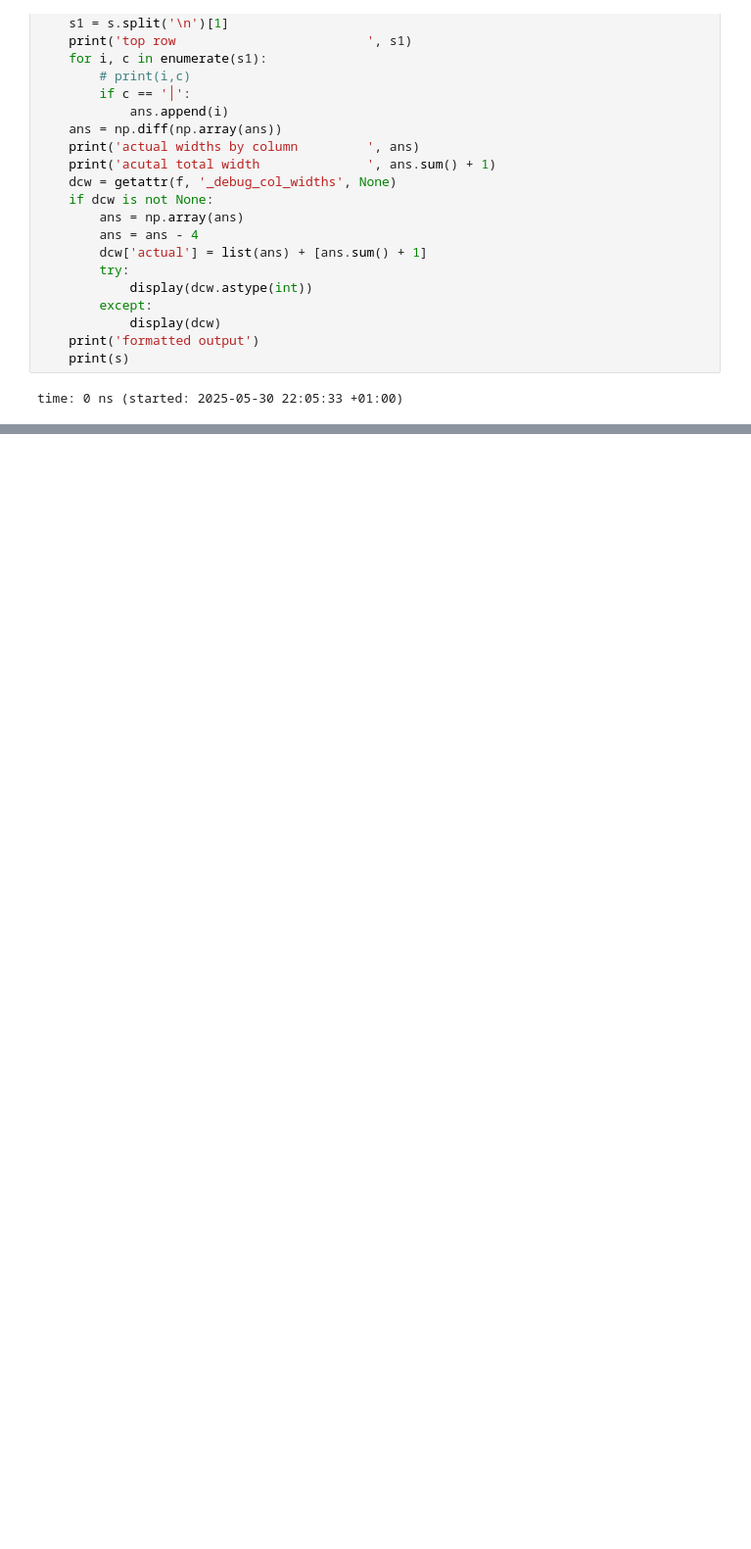
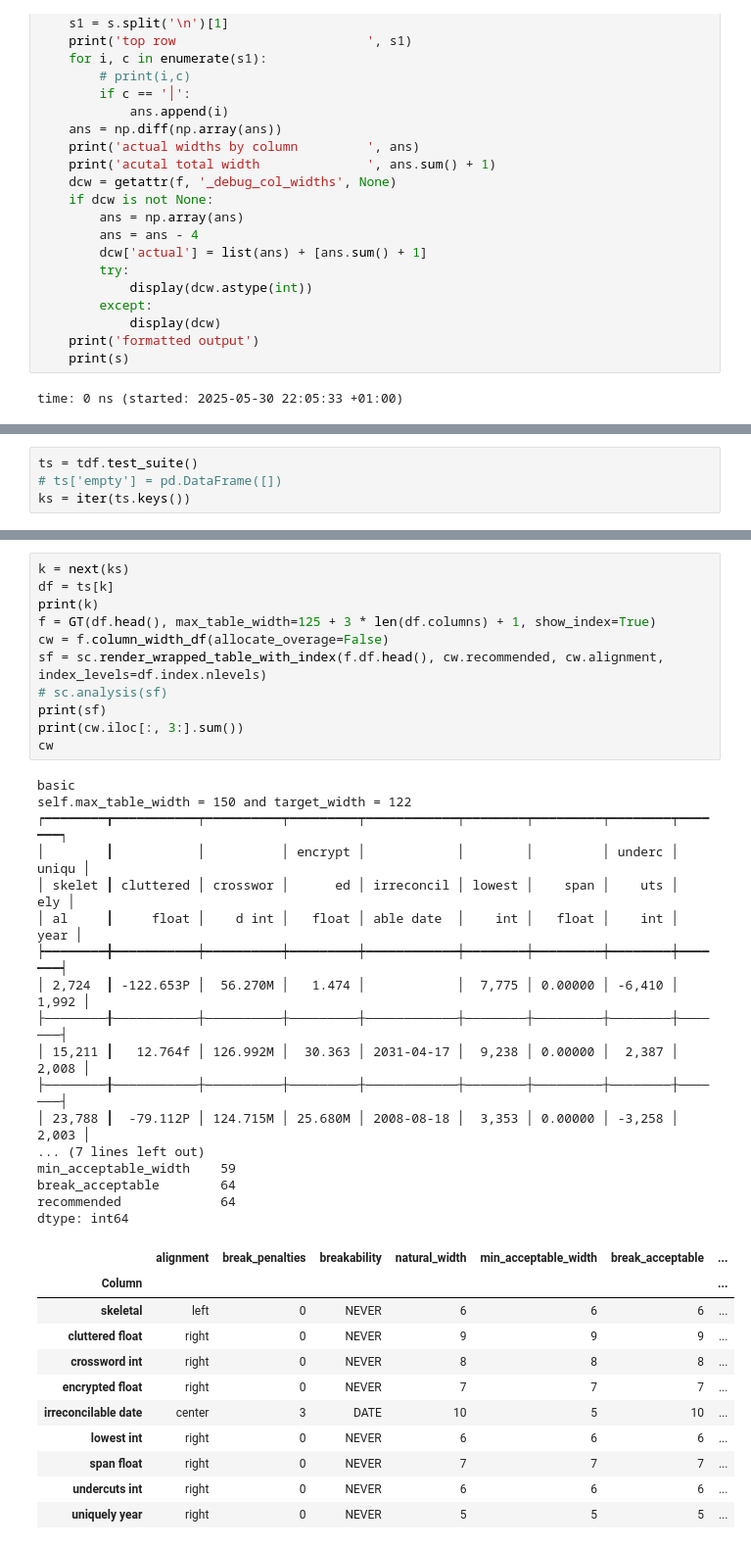
Before and after one commit to mynl/archivum_project, a Jupyter notebook: temp/text-extractor.ipynb, the cells around one changed output, grey strips where cells are left out. Shown at 98% size. Cells and saved outputs as stored; diff of their text form; blank space fills up the shorter version.

```diff
--- a/temp/text-extractor.ipynb
+++ b/temp/text-extractor.ipynb
@@ -1996,0 +2021,4 @@ time: 297 ms (started: 2025-05-30 22:06:33 +01:00)
+# %%
+ts = tdf.test_suite()
+# ts['empty'] = pd.DataFrame([])
+ks = iter(ts.keys())
@@ -1996,0 +2027,40 @@ time: 297 ms (started: 2025-05-30 22:06:33 +01:00)
+# %%
+k = next(ks)
+df = ts[k]
+print(k)
+f = GT(df.head(), max_table_width=125 + 3 * len(df.columns) + 1, show_index=True)
+cw = f.column_width_df(allocate_overage=False)
+sf = sc.render_wrapped_table_with_index(f.df.head(), cw.recommended, cw.alignment, index_levels=df.index.nlevels)
+# sc.analysis(sf)
+print(sf)
+print(cw.iloc[:, 3:].sum())
+cw
+# %% [output]
+basic
+self.max_table_width = 150 and target_width = 122
+┍━━━━━━━━┳━━━━━━━━━━━┯━━━━━━━━━━┯━━━━━━━━━┯━━━━━━━━━━━━┯━━━━━━━━┯━━━━━━━━━┯━━━━━━━━┯━━━━━━━┑
+│        ┃           │          │ encrypt │            │        │         │ underc │ uniqu │
+│ skelet ┃ cluttered │ crosswor │      ed │ irreconcil │ lowest │    span │    uts │   ely │
+│ al     ┃     float │    d int │   float │ able date  │    int │   float │    int │  year │
+┝━━━━━━━━╋━━━━━━━━━━━┿━━━━━━━━━━┿━━━━━━━━━┿━━━━━━━━━━━━┿━━━━━━━━┿━━━━━━━━━┿━━━━━━━━┿━━━━━━━┥
+│ 2,724  ┃ -122.653P │  56.270M │   1.474 │            │  7,775 │ 0.00000 │ -6,410 │ 1,992 │
+├────────╂───────────┼──────────┼─────────┼────────────┼────────┼─────────┼────────┼───────┤
+│ 15,211 ┃   12.764f │ 126.992M │  30.363 │ 2031-04-17 │  9,238 │ 0.00000 │  2,387 │ 2,008 │
+├────────╂───────────┼──────────┼─────────┼────────────┼────────┼─────────┼────────┼───────┤
+│ 23,788 ┃  -79.112P │ 124.715M │ 25.680M │ 2008-08-18 │  3,353 │ 0.00000 │ -3,258 │ 2,003 │
+... (7 lines left out)
+min_acceptable_width    59
+break_acceptable        64
+recommended             64
+dtype: int64
+|  | alignment | break_penalties | breakability | natural_width | min_acceptable_width | break_acceptable | ... |
+| Column |  |  |  |  |  |  | ... |
+| skeletal | left | 0 | NEVER | 6 | 6 | 6 | ... |
+| cluttered float | right | 0 | NEVER | 9 | 9 | 9 | ... |
+| crossword int | right | 0 | NEVER | 8 | 8 | 8 | ... |
+| encrypted float | right | 0 | NEVER | 7 | 7 | 7 | ... |
+| irreconcilable date | center | 3 | DATE | 10 | 5 | 10 | ... |
+| lowest int | right | 0 | NEVER | 6 | 6 | 6 | ... |
+| span float | right | 0 | NEVER | 7 | 7 | 7 | ... |
+| undercuts int | right | 0 | NEVER | 6 | 6 | 6 | ... |
+| uniquely year | right | 0 | NEVER | 5 | 5 | 5 | ... |
```
Also changed, not shown: parts of 90 cells of this notebook, 9 other files.
